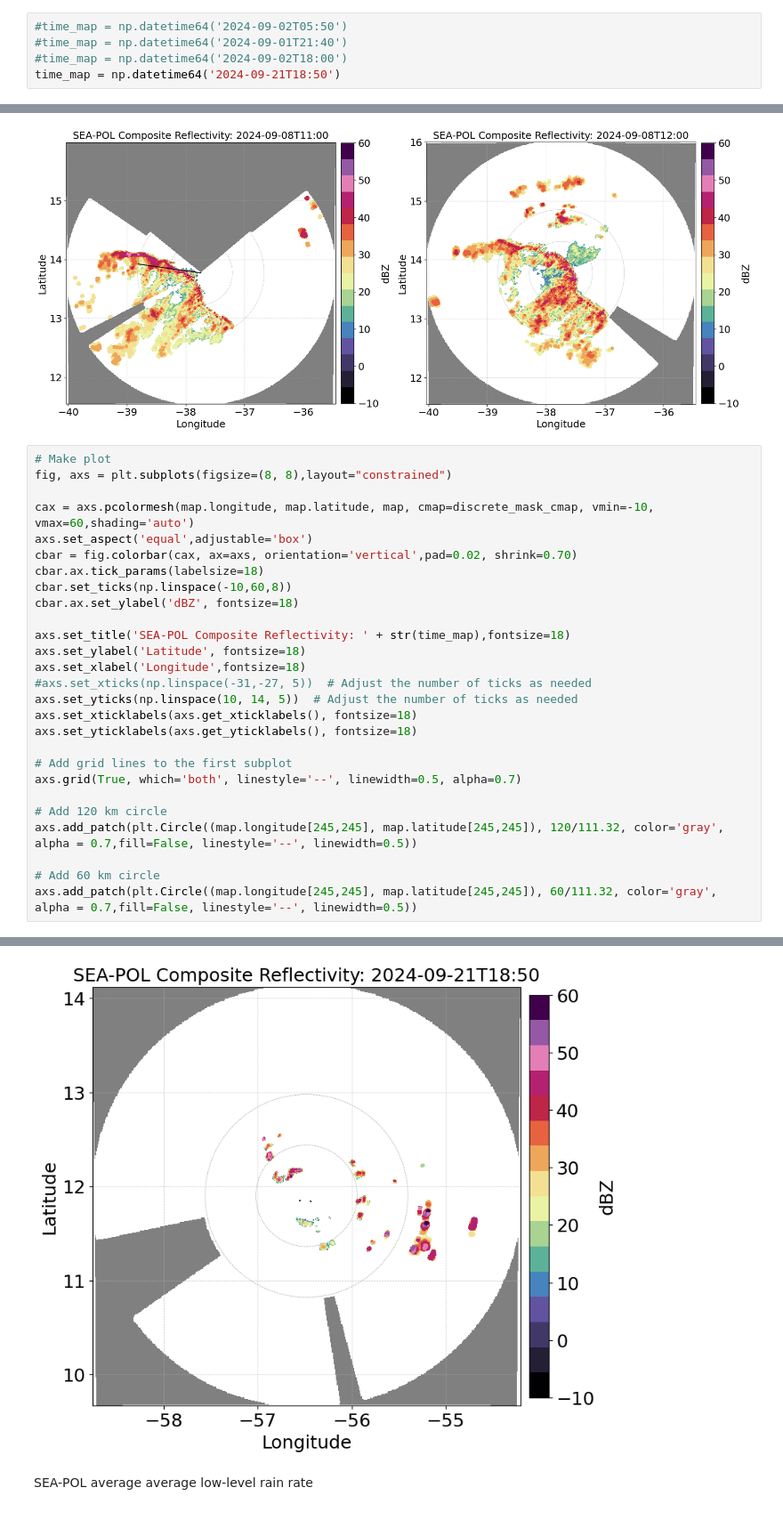
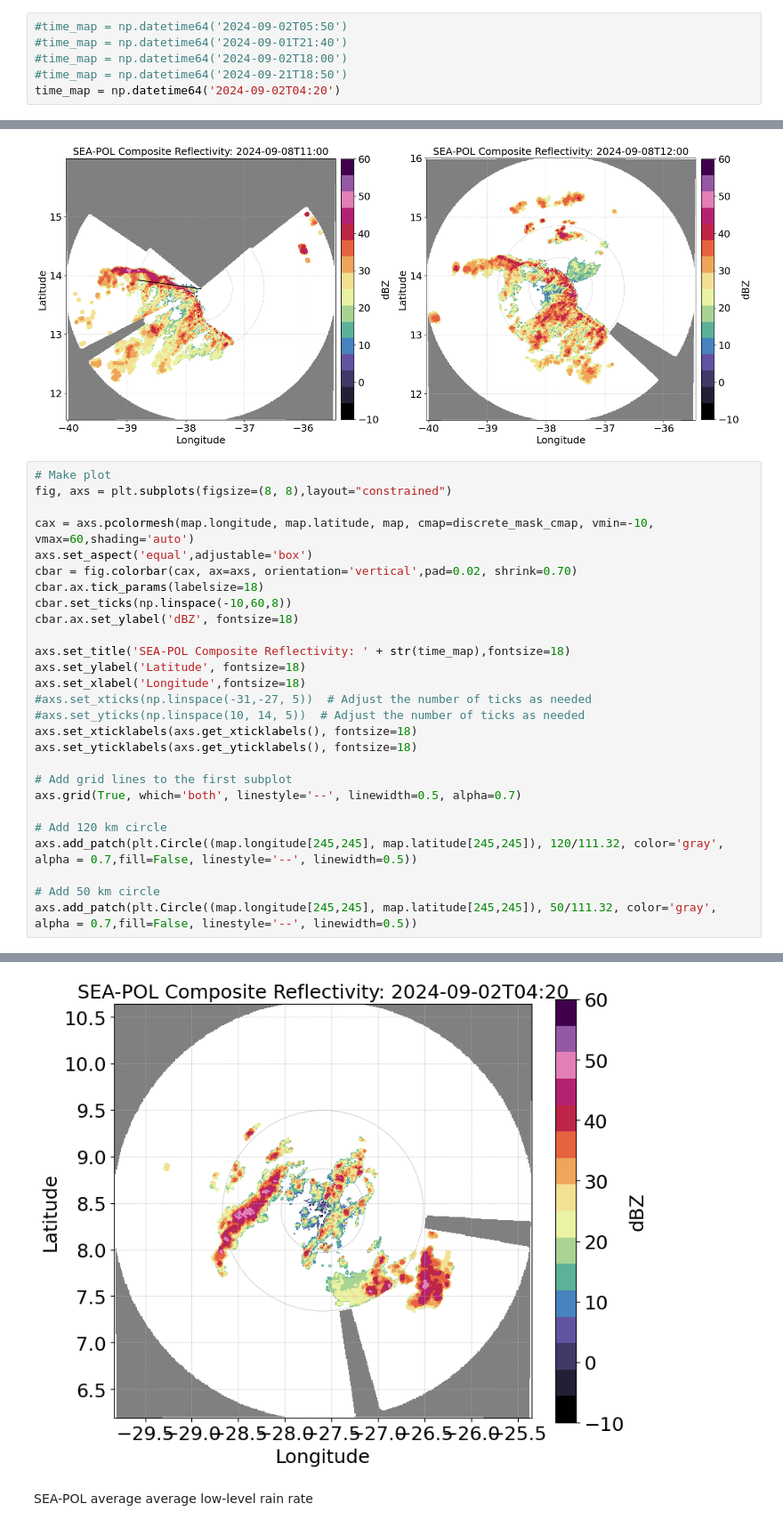
Before and after one commit to allison-wing/PICCOLO, a Jupyter notebook: plot_seapol_case.ipynb, the cells around one changed output, grey strips where cells are left out. Shown at 89% size. Cells and saved outputs as stored; diff of their text form.

```diff
--- a/plot_seapol_case.ipynb
+++ b/plot_seapol_case.ipynb
@@ -67,7 +67,8 @@ Define time period of other snapshot to plot
 #time_map = np.datetime64('2024-09-02T05:50')
 #time_map = np.datetime64('2024-09-01T21:40')
 #time_map = np.datetime64('2024-09-02T18:00')
-time_map = np.datetime64('2024-09-21T18:50')
+#time_map = np.datetime64('2024-09-21T18:50')
+time_map = np.datetime64('2024-09-02T04:20')
 # %% [markdown]
 QVP 1D data
 # %%
@@ -206,33 +207,33 @@ axs[0].plot([center_lon, end_lon], [center_lat, end_lat], color='black', linesty
 # %%
 # Make plot
 fig, axs = plt.subplots(figsize=(8, 8),layout="constrained")
 
 cax = axs.pcolormesh(map.longitude, map.latitude, map, cmap=discrete_mask_cmap, vmin=-10, vmax=60,shading='auto')
 axs.set_aspect('equal',adjustable='box')
 cbar = fig.colorbar(cax, ax=axs, orientation='vertical',pad=0.02, shrink=0.70)
 cbar.ax.tick_params(labelsize=18)
 cbar.set_ticks(np.linspace(-10,60,8))
 cbar.ax.set_ylabel('dBZ', fontsize=18)
 
 axs.set_title('SEA-POL Composite Reflectivity: ' + str(time_map),fontsize=18)
 axs.set_ylabel('Latitude', fontsize=18)
 axs.set_xlabel('Longitude',fontsize=18)
 #axs.set_xticks(np.linspace(-31,-27, 5))  # Adjust the number of ticks as needed
-axs.set_yticks(np.linspace(10, 14, 5))  # Adjust the number of ticks as needed
+#axs.set_yticks(np.linspace(10, 14, 5))  # Adjust the number of ticks as needed
 axs.set_xticklabels(axs.get_xticklabels(), fontsize=18)
 axs.set_yticklabels(axs.get_yticklabels(), fontsize=18)
 
 # Add grid lines to the first subplot
 axs.grid(True, which='both', linestyle='--', linewidth=0.5, alpha=0.7)
 
 # Add 120 km circle
 axs.add_patch(plt.Circle((map.longitude[245,245], map.latitude[245,245]), 120/111.32, color='gray', alpha = 0.7,fill=False, linestyle='--', linewidth=0.5))
 
-# Add 60 km circle
-axs.add_patch(plt.Circle((map.longitude[245,245], map.latitude[245,245]), 60/111.32, color='gray', alpha = 0.7,fill=False, linestyle='--', linewidth=0.5))
+# Add 50 km circle
+axs.add_patch(plt.Circle((map.longitude[245,245], map.latitude[245,245]), 50/111.32, color='gray', alpha = 0.7,fill=False, linestyle='--', linewidth=0.5))
 # %% [output]
 <matplotlib.patches.Circle at 0x...>
-[figure, old version]
+[figure, new version]
 # %% [markdown]
 SEA-POL average average low-level rain rate
 # %%
```
Also changed, not shown: 1 other file.
